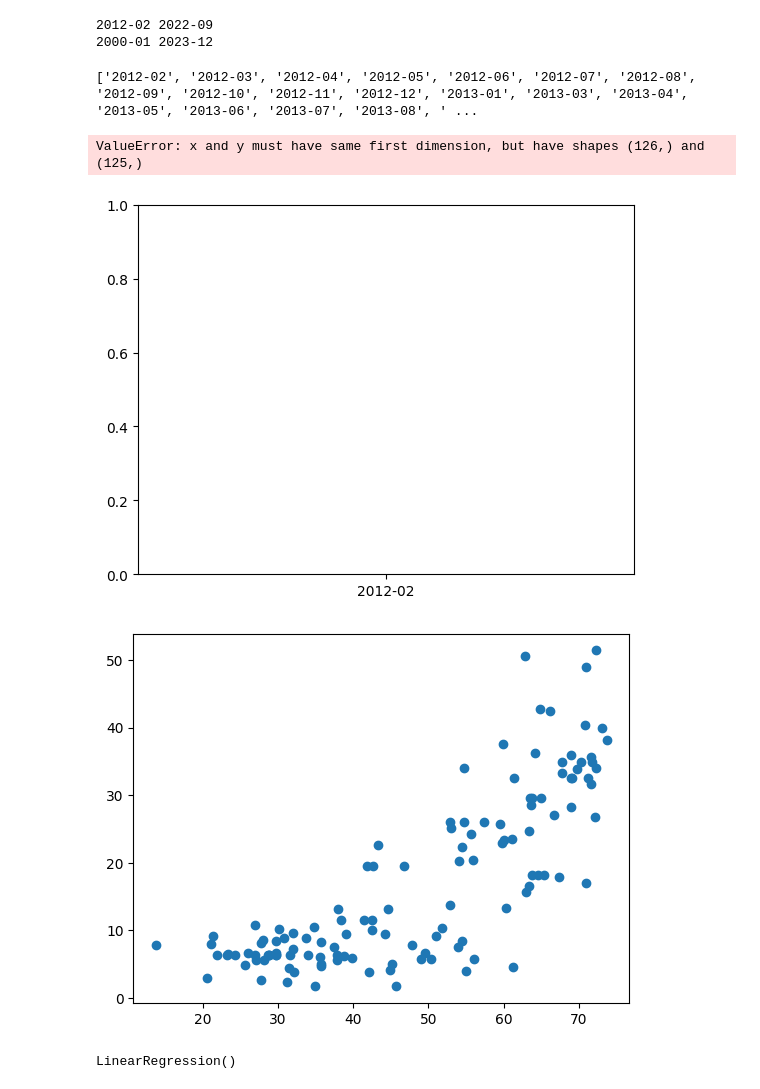
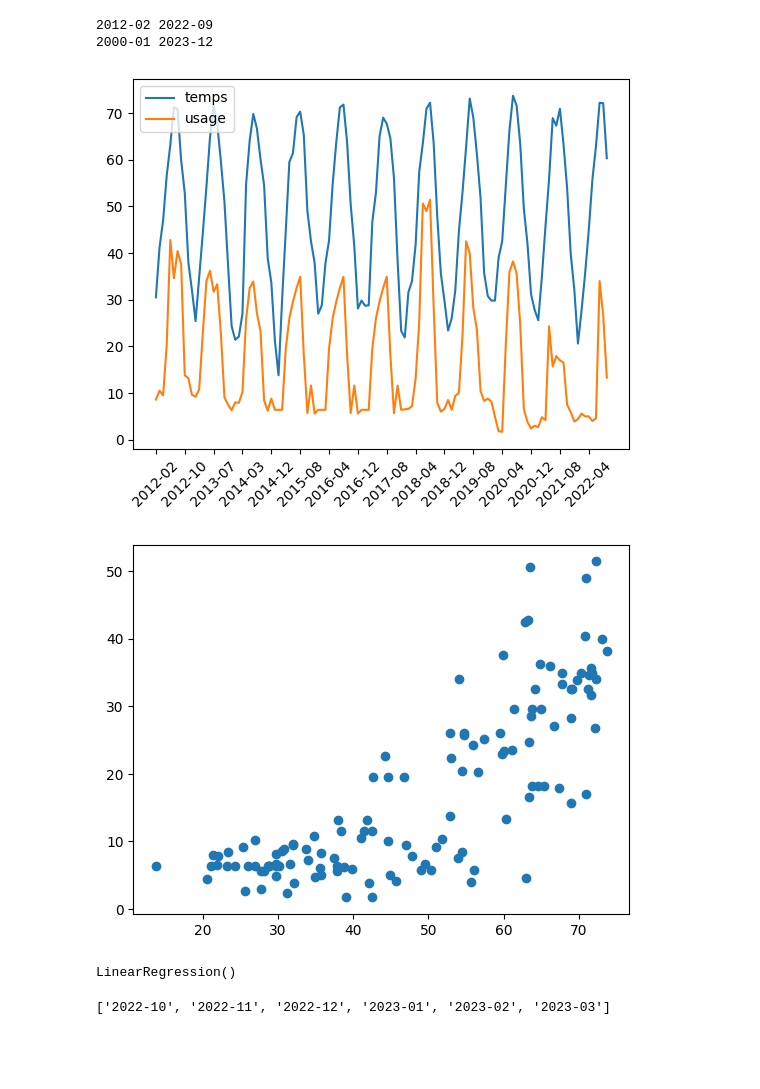
Before and after one commit to Icyfire18/CS5500, a Jupyter notebook: utils/regression.ipynb, the cells around one changed output. Saved outputs shown, nothing was run; the diff lists cells and outputs as text; code cells hidden in the pictures; blank space fills up the shorter version.

```diff
--- a/utils/regression.ipynb
+++ b/utils/regression.ipynb
@@ -33,28 +33,28 @@ print(weather_dates[0], weather_dates[-1])
 2000-01 2023-12
 # %%
 # get usage and temperature for all the dates in usage_dict
-monthly_usage, monthly_temp = [], []
+monthly_usage, monthly_temp, dates = [], [], []
 for date in usage_dict:
     if date in temps_dict:
+        dates.append(date)
         monthly_usage.append(usage_dict[date])
         monthly_temp.append(temps_dict[date])
 # %%
 # plot temps; usage
-print((list(usage_dict.keys())), (monthly_temp))
-plt.plot(list(usage_dict.keys()), monthly_temp, label='temps')
-#plt.plot(monthly_usage, label='usage')
+# change the orientation of x axis legned to vertical
+plt.plot(dates, monthly_temp, label='temps')
+plt.xticks(dates[::8], rotation=45)
+plt.plot(monthly_usage, label='usage')
 plt.legend()
 plt.show()
 # %% [output]
-['2012-02', '2012-03', '2012-04', '2012-05', '2012-06', '2012-07', '2012-08', '2012-09', '2012-10', '2012-11', '2012-12', '2013-01', '2013-03', '2013-04', '2013-05', '2013-06', '2013-07', '2013-08', ' ...
-ValueError: x and y must have same first dimension, but have shapes (126,) and (125,)
-[figure, old version]
+[figure, new version]
 # %%
 # plot temps on x, usage on y
 plt.scatter(monthly_temp, monthly_usage)
 plt.show()
 # %% [output]
-[figure, old version]
+[figure, new version]
 # %%
 from sklearn.linear_model import LinearRegression
 model = LinearRegression()
@@ -79,2 +65,18 @@ total_temps = np.concatenate((monthly_temp, next_temps))
+# %%
+last_month = dates[-1]
+weather_dates.sort()
+last_month_ind = weather_dates.index(last_month)
+#print(weather_dates)
+next_months = weather_dates[last_month_ind+1:]
+next_months = next_months[:min(6, len(next_months))]
+full_dates = dates + next_months
+print(next_months)
+
+next_temps = [temps_dict[date] for date in next_months]
+new_usage = model.predict(np.array(next_temps).reshape(-1, 1))
+total_usage = np.concatenate((monthly_usage, new_usage))
+total_temps = np.concatenate((monthly_temp, next_temps))
+# %% [output]
+['2022-10', '2022-11', '2022-12', '2023-01', '2023-02', '2023-03']
 # %%
 # plot new usage and temps
```
Also changed, not shown: parts of 2 cells of this notebook.
